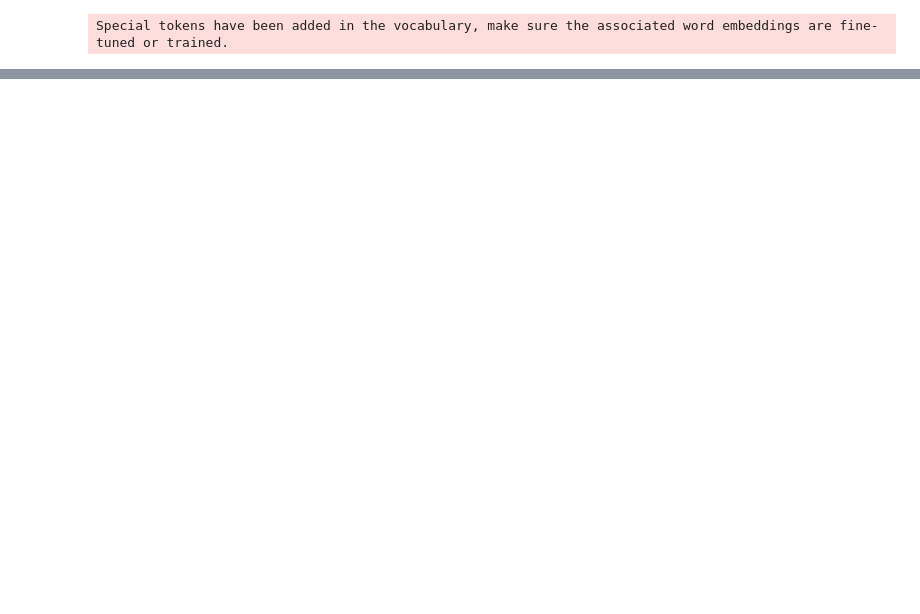
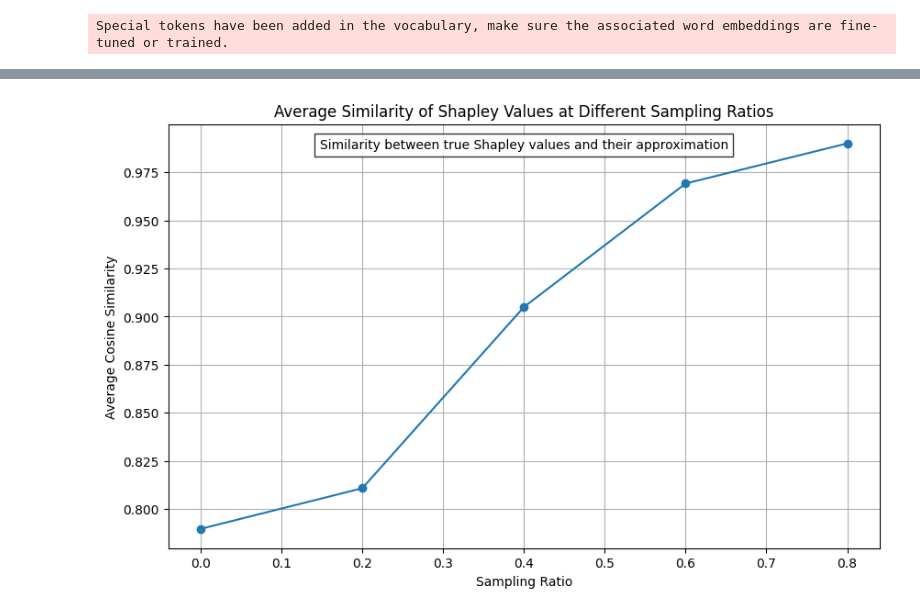
Before and after one commit to ronigold/TokenSHAP, a Jupyter notebook: Sample analysis.ipynb, the cells around one changed output, grey strips where cells are left out. Cells and saved outputs as stored; diff of their text form; code cells hidden in the pictures; blank space fills up the shorter version.

```diff
--- a/Sample analysis.ipynb
+++ b/Sample analysis.ipynb
@@ -78,0 +100,20 @@ plt.show()
+# %%
+# Plot the results
+plt.figure(figsize=(10, 6))
+plt.plot(sampling_ratios, [average_similarities[ratio] for ratio in sampling_ratios], marker='o')
+plt.xlabel('Sampling Ratio')
+plt.ylabel('Average Cosine Similarity')
+plt.title('Average Similarity of Shapley Values at Different Sampling Ratios')
+plt.text(0.5, 0.95, 'Similarity between true Shapley values and their approximation',
+         horizontalalignment='center', verticalalignment='center', transform=plt.gca().transAxes, fontsize=10, bbox=dict(facecolor='white', alpha=0.8))
+
+plt.grid(True)
+
+# Save the plot
+plot_file = 'average_similarity_plot.png'
+plt.savefig(plot_file)
+
+# Show the plot
+plt.show()
+# %% [output]
+[figure, added]
```
Also changed, not shown: parts of 1 cell of this notebook, 5 other files.
